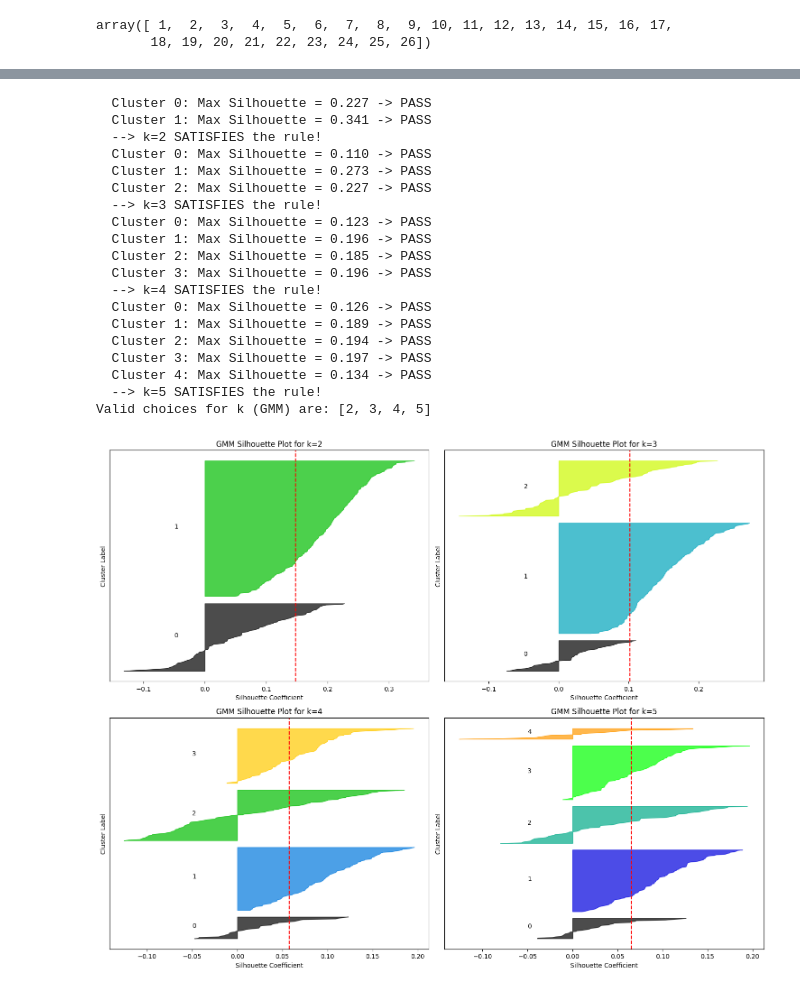
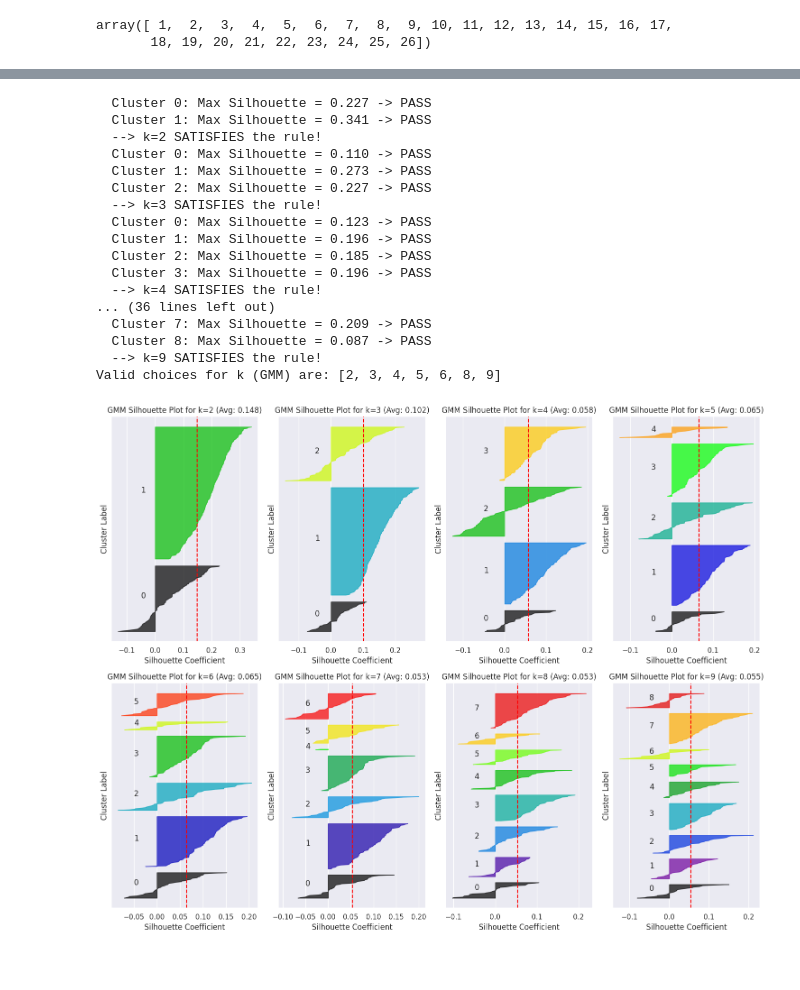
Before and after one commit to Neismo/CDA-HandIn, a Jupyter notebook: Case2/data_look.ipynb, the cells around one changed output, grey strips where cells are left out. Saved outputs shown, nothing was run; the diff lists cells and outputs as text; code cells hidden in the pictures.

```diff
--- a/Case2/data_look.ipynb
+++ b/Case2/data_look.ipynb
@@ -47,14 +47,15 @@ import matplotlib.pyplot as plt
 import seaborn as sns
 import matplotlib.cm as cm
 
+sns.set_theme()
+
 # Variables (and their ranges)
-k_range = range(2, 6) # Testing K from 2 to 5 (shared K now)
+k_range = range(2, 10) # Testing K from 2 to 10 (shared K now)
 
 kmeans_silhouette_scores = []
-gmm_silhouette_scores = []
 
 #PLT plot stuff
-fig, axes = plt.subplots(2, 2, figsize=(15, 12))
+fig, axes = plt.subplots(2, 4, figsize=(15, 12))
 axes = axes.flatten()
 
 for idx, k in enumerate(k_range):
@@ -67,6 +68,8 @@ for idx, k in enumerate(k_range):
 
     global_avg_score = silhouette_score(X_scaled_individual, cluster_labels)
     sample_scores = silhouette_samples(X_scaled_individual, cluster_labels)
+
+    kmeans_silhouette_scores.append(global_avg_score)
 
     all_clusters_valid = True  # Variable for tracking if all clusters have valid silhouette scores
     print(f"\nFor k={k} (Global Avg: {global_avg_score:.3f}):")
@@ -94,8 +97,8 @@ for idx, k in enumerate(k_range):
         ax.text(-0.05, y_lower + 0.5 * size_cluster_i, str(i))
         y_lower = y_upper + 10  # move it up now (seperate the clusters for visual pleasure)
 
-    if all_clusters_valid:  # We check which 'k' satisfies the rule of being above the average.
-        print(f"  --> k={k} SATISFIES the rule!")
+        if all_clusters_valid:  # We check which 'k' satisfies the rule of being above the average.
+            print(f"  --> k={k} SATISFIES the rule!")
 
     # Plot stuff
     ax.set_title(f"Silhouette Plot for k={k}")
@@ -129,9 +132,11 @@ For k=4 (Global Avg: 0.078):
 # %%
 # Repeating for GMM
-fig, axes = plt.subplots(2, 2, figsize=(15, 12))
+fig, axes = plt.subplots(2, 4, figsize=(15, 12))
 axes = axes.flatten()
 
 valid_ks_gmm = []
+gmm_silhouette_scores = []
+gmm_labels = []
 
 for idx, k in enumerate(k_range):
     ax = axes[idx]
@@ -139,8 +144,12 @@ for idx, k in enumerate(k_range):
     gmm = GaussianMixture(n_components=k, covariance_type='full', random_state=42)
 
     cluster_labels = gmm.fit_predict(X_scaled_individual)
+    gmm_labels.append(cluster_labels)
+
     global_avg_score = silhouette_score(X_scaled_individual, cluster_labels)
     sample_scores = silhouette_samples(X_scaled_individual, cluster_labels)
+
+    gmm_silhouette_scores.append(global_avg_score)
 
     all_clusters_valid = True  # similarly here
 
@@ -168,39 +177,37 @@ for idx, k in enumerate(k_range):
         y_lower = y_upper + 10
 
     if all_clusters_valid:
         valid_ks_gmm.append(k)
         print(f"  --> k={k} SATISFIES the rule!")
 
     # Formatting the plot
-    ax.set_title(f"GMM Silhouette Plot for k={k}")
+    ax.set_title(f"GMM Silhouette Plot for k={k} (Avg: {global_avg_score:.3f})")
     ax.set_xlabel("Silhouette Coefficient")
     ax.set_ylabel("Cluster Label")
     ax.axvline(x=global_avg_score, color="red", linestyle="--") # The Average Line
     ax.set_yticks([])
 
 print(f"Valid choices for k (GMM) are: {valid_ks_gmm}")
 
 plt.tight_layout()
 # plt.savefig('gmm_silhouette_rule_proof.png') # Un-comment to save the plot!
 plt.show()
 # %% [output]
   Cluster 0: Max Silhouette = 0.227 -> PASS
   Cluster 1: Max Silhouette = 0.341 -> PASS
   --> k=2 SATISFIES the rule!
   Cluster 0: Max Silhouette = 0.110 -> PASS
   Cluster 1: Max Silhouette = 0.273 -> PASS
   Cluster 2: Max Silhouette = 0.227 -> PASS
   --> k=3 SATISFIES the rule!
   Cluster 0: Max Silhouette = 0.123 -> PASS
   Cluster 1: Max Silhouette = 0.196 -> PASS
   Cluster 2: Max Silhouette = 0.185 -> PASS
   Cluster 3: Max Silhouette = 0.196 -> PASS
   --> k=4 SATISFIES the rule!
-  Cluster 0: Max Silhouette = 0.126 -> PASS
-  Cluster 1: Max Silhouette = 0.189 -> PASS
-  Cluster 2: Max Silhouette = 0.194 -> PASS
-  Cluster 3: Max Silhouette = 0.197 -> PASS
-  Cluster 4: Max Silhouette = 0.134 -> PASS
-  --> k=5 SATISFIES the rule!
-Valid choices for k (GMM) are: [2, 3, 4, 5]
+... (36 lines left out)
+  Cluster 7: Max Silhouette = 0.209 -> PASS
+  Cluster 8: Max Silhouette = 0.087 -> PASS
+  --> k=9 SATISFIES the rule!
+Valid choices for k (GMM) are: [2, 3, 4, 5, 6, 8, 9]
-[figure, old version]
+[figure, new version]
```
Also changed, not shown: parts of 3 cells of this notebook.
